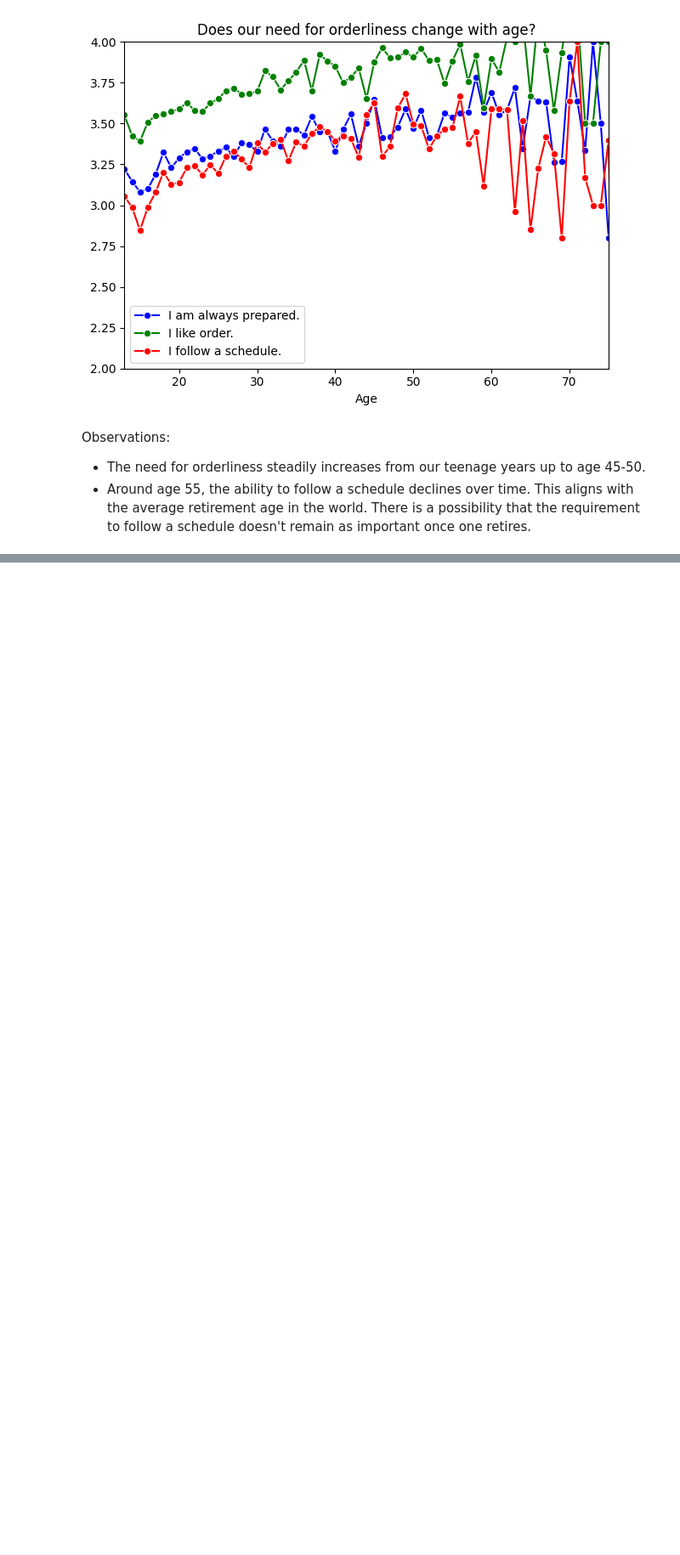
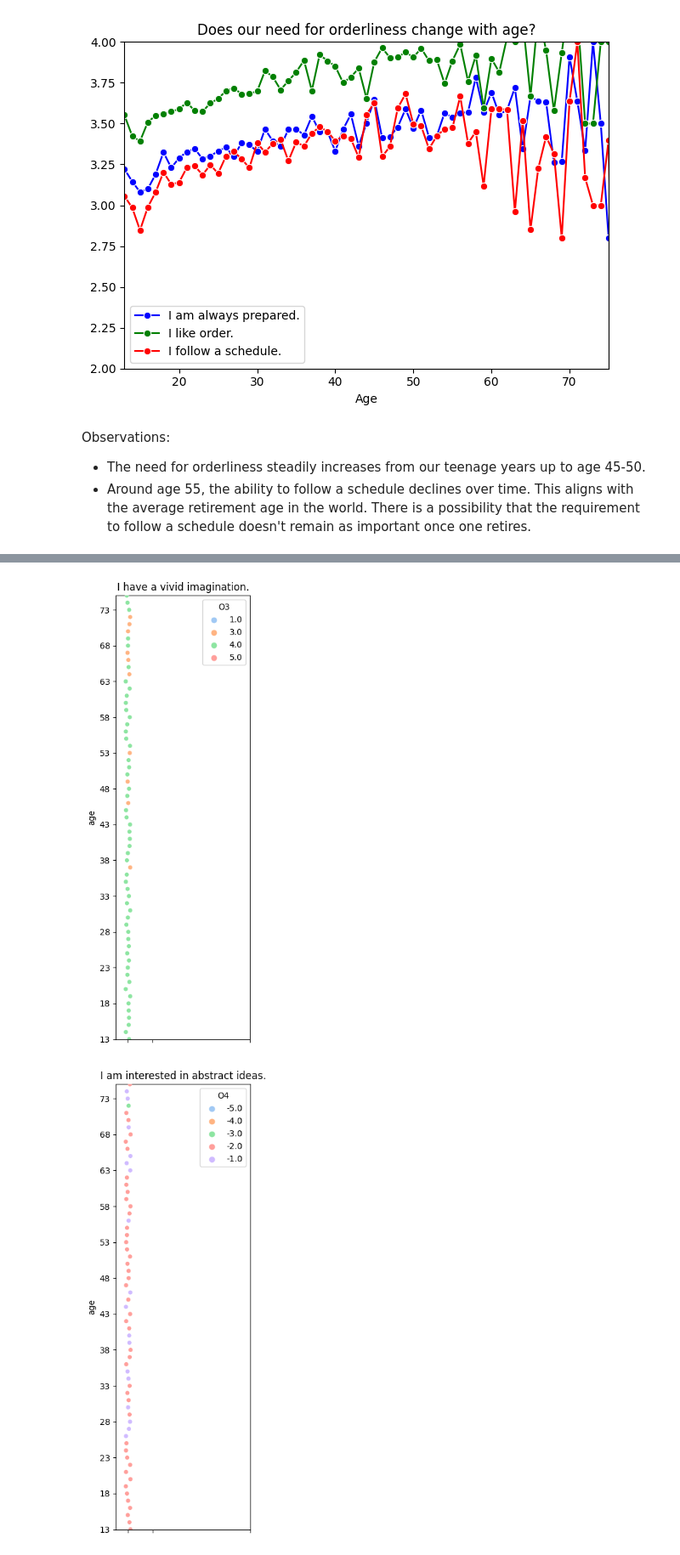
Before and after one commit to ananditabodas/Personality_Type, a Jupyter notebook: Personality_Test.ipynb, the cells around one changed output, grey strips where cells are left out. Shown at 85% size. Drawn from its saved outputs; the diff is of its cells as text; code cells hidden in the pictures; blank space fills up the shorter version.

```diff
--- a/Personality_Test.ipynb
+++ b/Personality_Test.ipynb
@@ -269,0 +280,27 @@ Observations:
+# %%
+traits= ['O3', 'O4', 'O10']
+color_list= list(mcolors.BASE_COLORS.keys())[:len(traits)]
+# %%
+
+for i,trait in enumerate(traits):
+
+    title= questions_dict[trait]
+    title= re.sub(' not', '', title)
+
+    alldata2= alldata.groupby(['age'])[trait].mean().reset_index()
+    alldata2[trait]= np.floor(alldata2[trait])
+    if trait=='O4':
+        alldata2[trait]= -1 * alldata2[trait]
+    plt.figure(figsize=(3, 8))
+
+    a= sns.stripplot(data=alldata2, y= 'age', hue=trait, palette= "pastel")
+    plt.title(title)
+    a.set_xticks(np.arange(0, 6, step=1))
+    a.set_yticks(np.arange(13, 80, step= 5))
+    a.set_xticks([0, 5, 1])
+    plt.ylim(13, 75)
+    plt.tight_layout()
+    plt.show()
+# %% [output]
+[figure, added]
+[figure, added]
```
Also changed, not shown: parts of 14 cells of this notebook.
